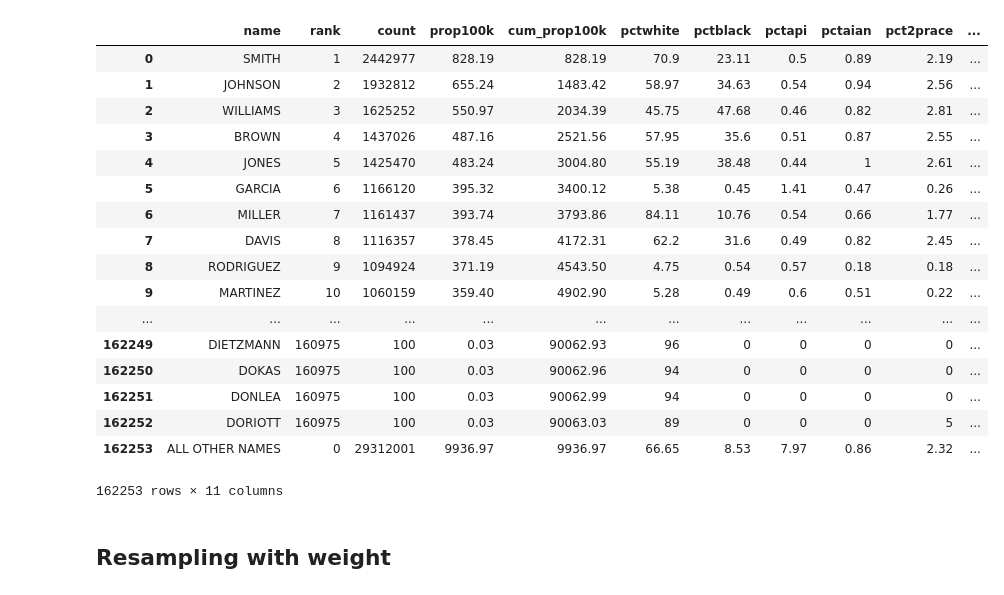
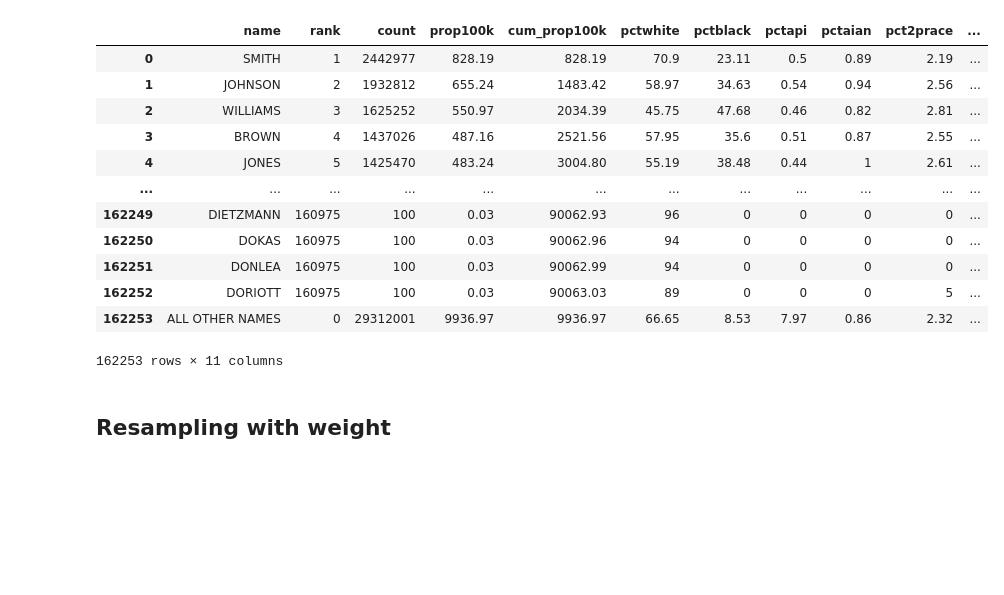
Before and after one commit to appeler/ethnicolr, a Jupyter notebook: ethnicolr/models/ethnicolr_keras_lstm_census2010_ln.ipynb, the cells around one changed output. Saved outputs shown, nothing was run; the diff lists cells and outputs as text; code cells hidden in the pictures; blank space fills up the shorter version.

```diff
--- a/ethnicolr/models/ethnicolr_keras_lstm_census2010_ln.ipynb
+++ b/ethnicolr/models/ethnicolr_keras_lstm_census2010_ln.ipynb
@@ -1,33 +1,28 @@
 # %%
 from __future__ import print_function
 
 import numpy as np
 import pandas as pd
 from sklearn.feature_extraction.text import CountVectorizer
 from sklearn.model_selection import train_test_split
 from sklearn.metrics import classification_report,confusion_matrix
 
 NGRAMS = 2
-EPOCHS = 15
+EPOCHS = 5
 #YEAR = '2000'
 YEAR = '2010'
 
-df = pd.read_csv('./data/census/census_%s.csv' % YEAR)
+df = pd.read_csv('../../data/census/census_%s.csv' % YEAR)
 df.dropna(subset=['name'], inplace=True)
 df.replace('(S)', 0, inplace=True)
 df
 # %% [output]
 |  | name | rank | count | prop100k | cum_prop100k | pctwhite | pctblack | pctapi | pctaian | pct2prace | ... |
 | 0 | SMITH | 1 | 2442977 | 828.19 | 828.19 | 70.9 | 23.11 | 0.5 | 0.89 | 2.19 | ... |
 | 1 | JOHNSON | 2 | 1932812 | 655.24 | 1483.42 | 58.97 | 34.63 | 0.54 | 0.94 | 2.56 | ... |
 | 2 | WILLIAMS | 3 | 1625252 | 550.97 | 2034.39 | 45.75 | 47.68 | 0.46 | 0.82 | 2.81 | ... |
 | 3 | BROWN | 4 | 1437026 | 487.16 | 2521.56 | 57.95 | 35.6 | 0.51 | 0.87 | 2.55 | ... |
 | 4 | JONES | 5 | 1425470 | 483.24 | 3004.80 | 55.19 | 38.48 | 0.44 | 1 | 2.61 | ... |
-| 5 | GARCIA | 6 | 1166120 | 395.32 | 3400.12 | 5.38 | 0.45 | 1.41 | 0.47 | 0.26 | ... |
-| 6 | MILLER | 7 | 1161437 | 393.74 | 3793.86 | 84.11 | 10.76 | 0.54 | 0.66 | 1.77 | ... |
-| 7 | DAVIS | 8 | 1116357 | 378.45 | 4172.31 | 62.2 | 31.6 | 0.49 | 0.82 | 2.45 | ... |
-| 8 | RODRIGUEZ | 9 | 1094924 | 371.19 | 4543.50 | 4.75 | 0.54 | 0.57 | 0.18 | 0.18 | ... |
-| 9 | MARTINEZ | 10 | 1060159 | 359.40 | 4902.90 | 5.28 | 0.49 | 0.6 | 0.51 | 0.22 | ... |
 | ... | ... | ... | ... | ... | ... | ... | ... | ... | ... | ... | ... |
 | 162249 | DIETZMANN | 160975 | 100 | 0.03 | 90062.93 | 96 | 0 | 0 | 0 | 0 | ... |
 | 162250 | DOKAS | 160975 | 100 | 0.03 | 90062.96 | 94 | 0 | 0 | 0 | 0 | ... |
```
Also changed, not shown: parts of 13 cells of this notebook, 5 other files.
